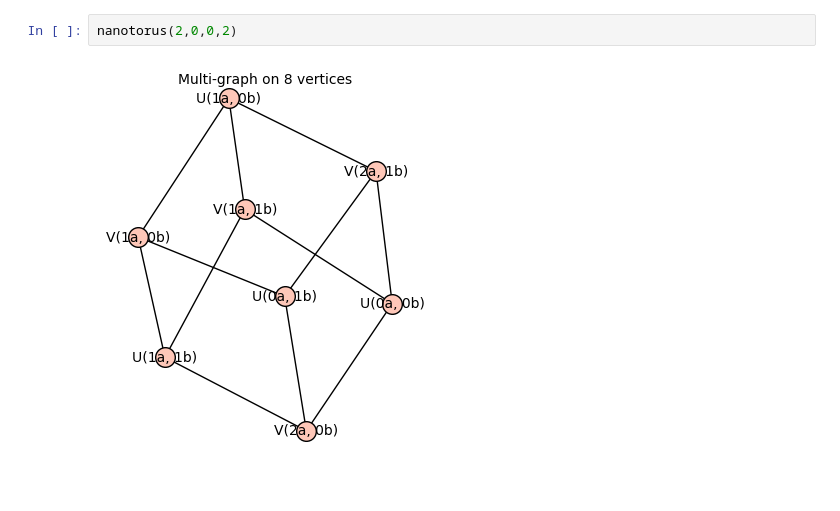
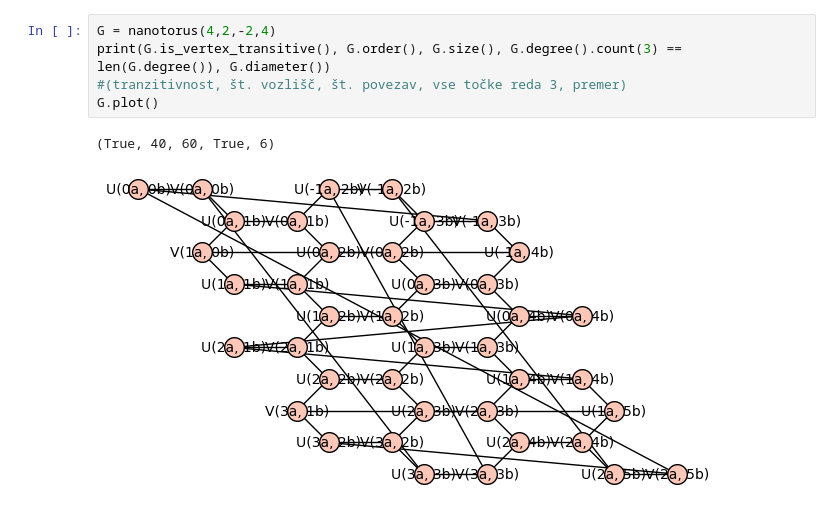
Before and after one commit to TomasRode/Nanotori, a Jupyter notebook: Nanotori.ipynb, the cells around one changed output. Drawn from its saved outputs; the diff is of its cells as text; blank space fills up the shorter version.

Commit message:
primeri grafov nanotorusov

```diff
--- a/Nanotori.ipynb
+++ b/Nanotori.ipynb
@@ -217,4 +211,8 @@ def nanotorus(k, l, m, n):
-# %%
-nanotorus(2,0,0,2)
-# %% [output]
-[figure, removed]
+# %%
+G = nanotorus(4,2,-2,4)
+print(G.is_vertex_transitive(), G.order(), G.size(), G.degree().count(3) == len(G.degree()), G.diameter())
+#(tranzitivnost, št. vozlišč, št. povezav, vse točke reda 3, premer)
+G.plot()
+# %% [output]
+(True, 40, 60, True, 6)
+[figure, added]
```
Also changed, not shown: parts of 4 cells of this notebook, 1 other file.
